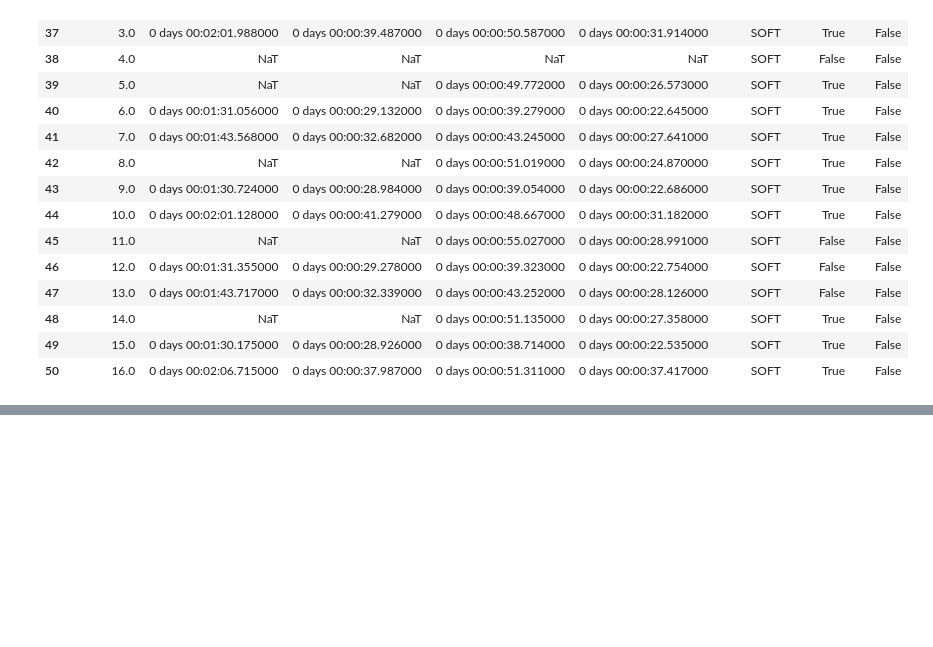
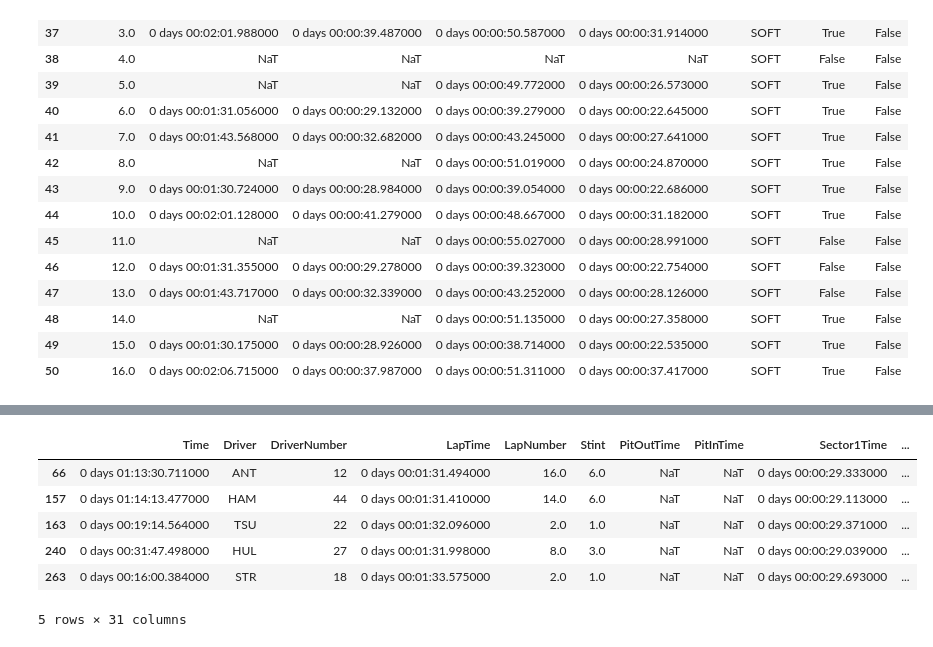
Before and after one commit to sofiaxyz1/box-box-analytics, a Jupyter notebook: notebooks/01_exploracao_fastf1.ipynb, the cells around one changed output, grey strips where cells are left out. Cells and saved outputs as stored; diff of their text form; code cells hidden in the pictures; blank space fills up the shorter version.

```diff
--- a/notebooks/01_exploracao_fastf1.ipynb
+++ b/notebooks/01_exploracao_fastf1.ipynb
@@ -113,0 +135,10 @@ lec[['LapNumber', 'LapTime', 'Sector1Time', 'Sector2Time', 'Sector3Time', 'Compo
+# %%
+session.laps[session.laps['Deleted'] == True]
+# %% [output]
+|  | Time | Driver | DriverNumber | LapTime | LapNumber | Stint | PitOutTime | PitInTime | Sector1Time | ... |
+| 66 | 0 days 01:13:30.711000 | ANT | 12 | 0 days 00:01:31.494000 | 16.0 | 6.0 | NaT | NaT | 0 days 00:00:29.333000 | ... |
+| 157 | 0 days 01:14:13.477000 | HAM | 44 | 0 days 00:01:31.410000 | 14.0 | 6.0 | NaT | NaT | 0 days 00:00:29.113000 | ... |
+| 163 | 0 days 00:19:14.564000 | TSU | 22 | 0 days 00:01:32.096000 | 2.0 | 1.0 | NaT | NaT | 0 days 00:00:29.371000 | ... |
+| 240 | 0 days 00:31:47.498000 | HUL | 27 | 0 days 00:01:31.998000 | 8.0 | 3.0 | NaT | NaT | 0 days 00:00:29.039000 | ... |
+| 263 | 0 days 00:16:00.384000 | STR | 18 | 0 days 00:01:33.575000 | 2.0 | 1.0 | NaT | NaT | 0 days 00:00:29.693000 | ... |
+5 rows × 31 columns
```
Also changed, not shown: parts of 4 cells of this notebook, 1 other file.
